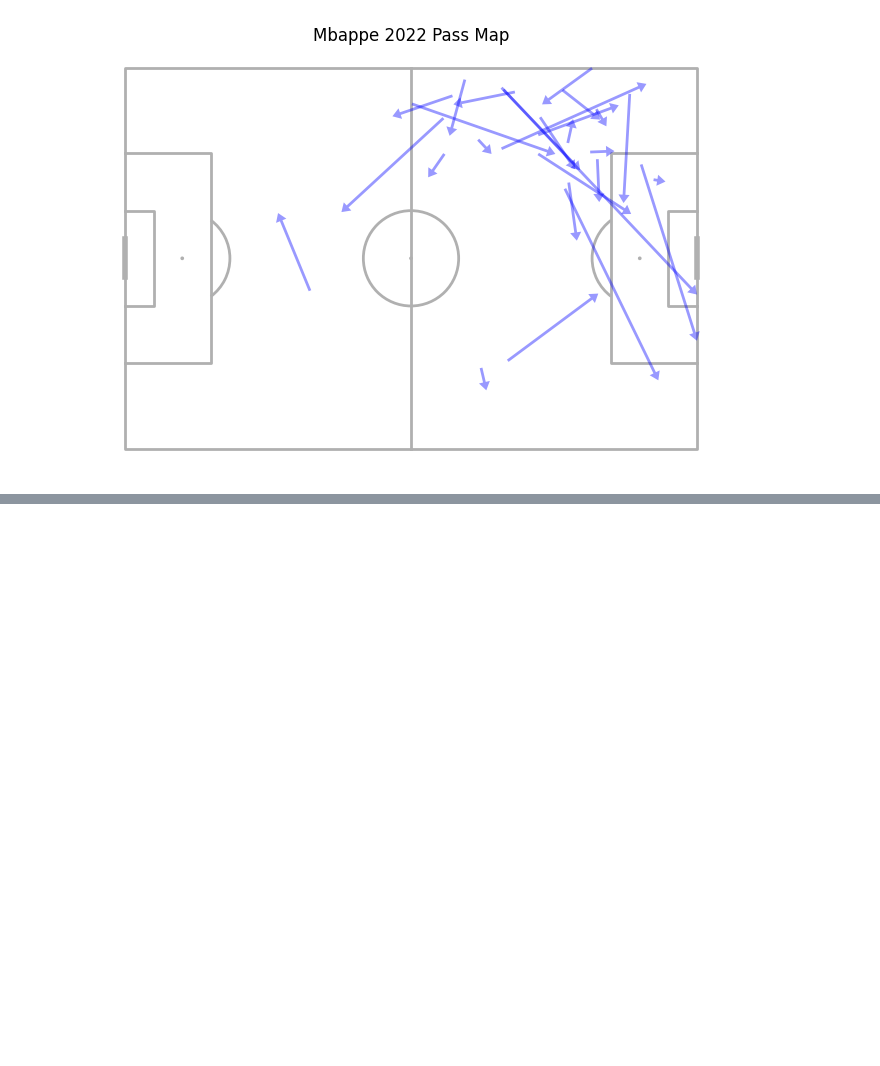
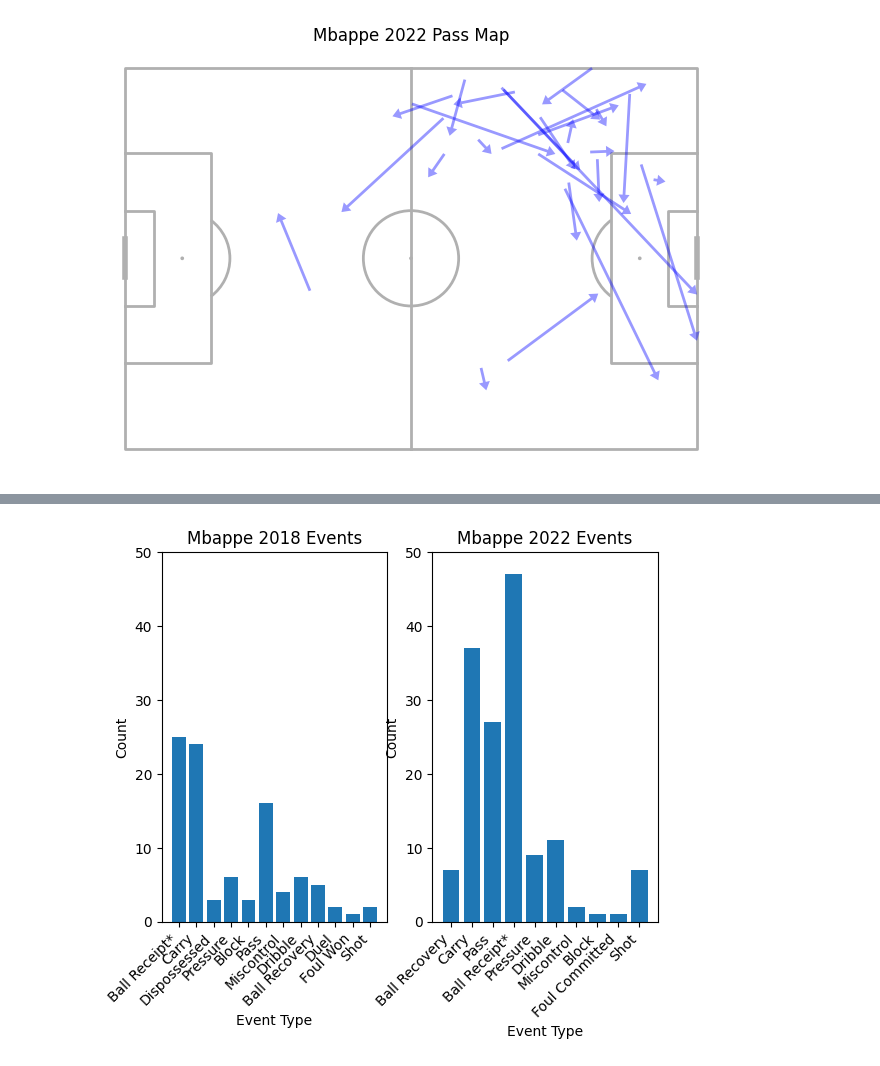
Before and after one commit to alexmiale/soccer_research, a Jupyter notebook: Mbappe WC Final/mbappe.ipynb, the cells around one changed output, grey strips where cells are left out. Saved outputs shown, nothing was run; the diff lists cells and outputs as text; code cells hidden in the pictures; blank space fills up the shorter version.

```diff
--- a/Mbappe WC Final/mbappe.ipynb
+++ b/Mbappe WC Final/mbappe.ipynb
@@ -237,0 +315,18 @@ plt.show()
+# %%
+fig, axs = plt.subplots(1, 2)
+axs[0].bar(x2, y2)
+axs[0].set_xlabel("Event Type")
+axs[0].set_ylabel("Count")
+axs[0].set_title("Mbappe 2018 Events")
+axs[0].set_xticks(range(len(x2)), labels=x2, rotation=45, ha='right')
+axs[0].set_ylim(0, 50)
+
+axs[1].bar(x, y)
+axs[1].set_xlabel("Event Type")
+axs[1].set_ylabel("Count")
+axs[1].set_title("Mbappe 2022 Events")
+axs[1].set_xticks(range(len(x)), labels=x, rotation=45, ha='right')
+axs[1].set_ylim(0, 50)
+plt.show()
+# %% [output]
+[figure, added]
```
Also changed, not shown: parts of 18 cells of this notebook.
